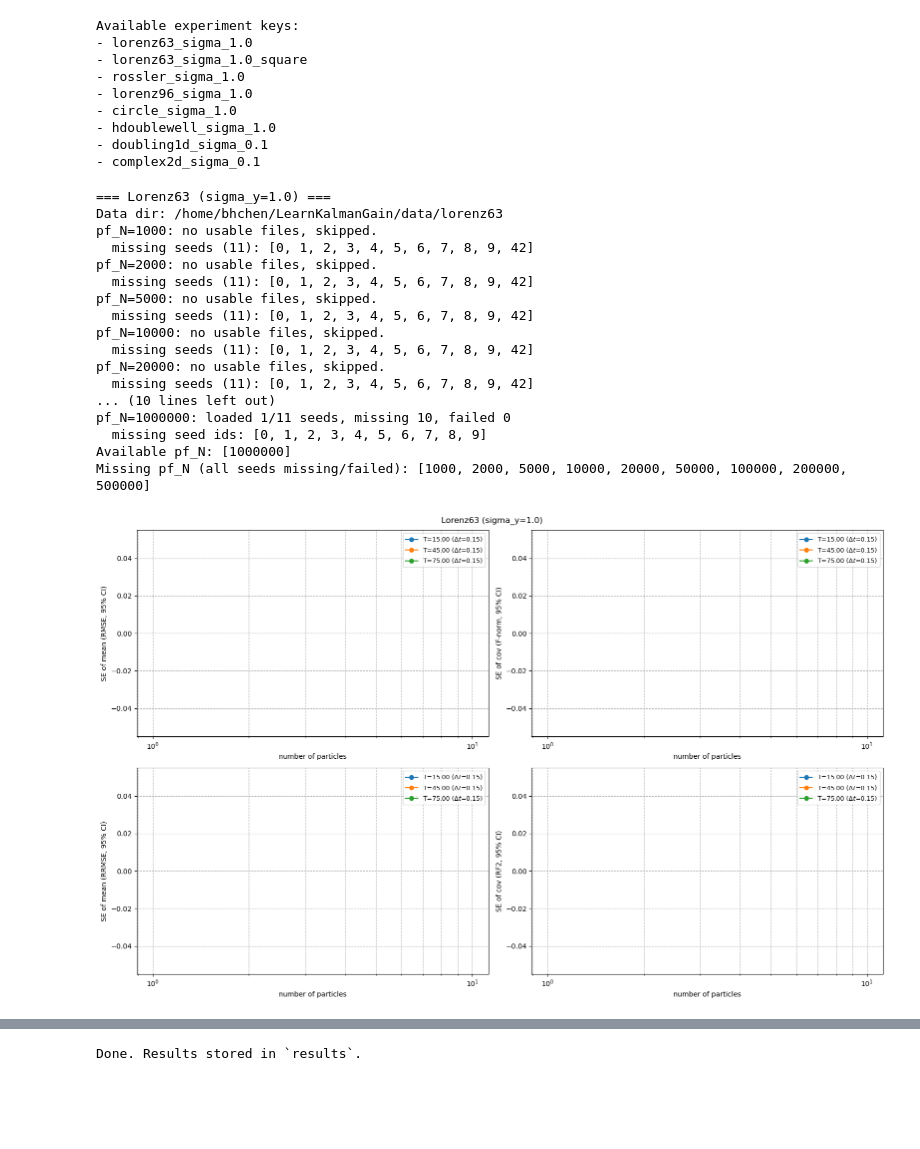
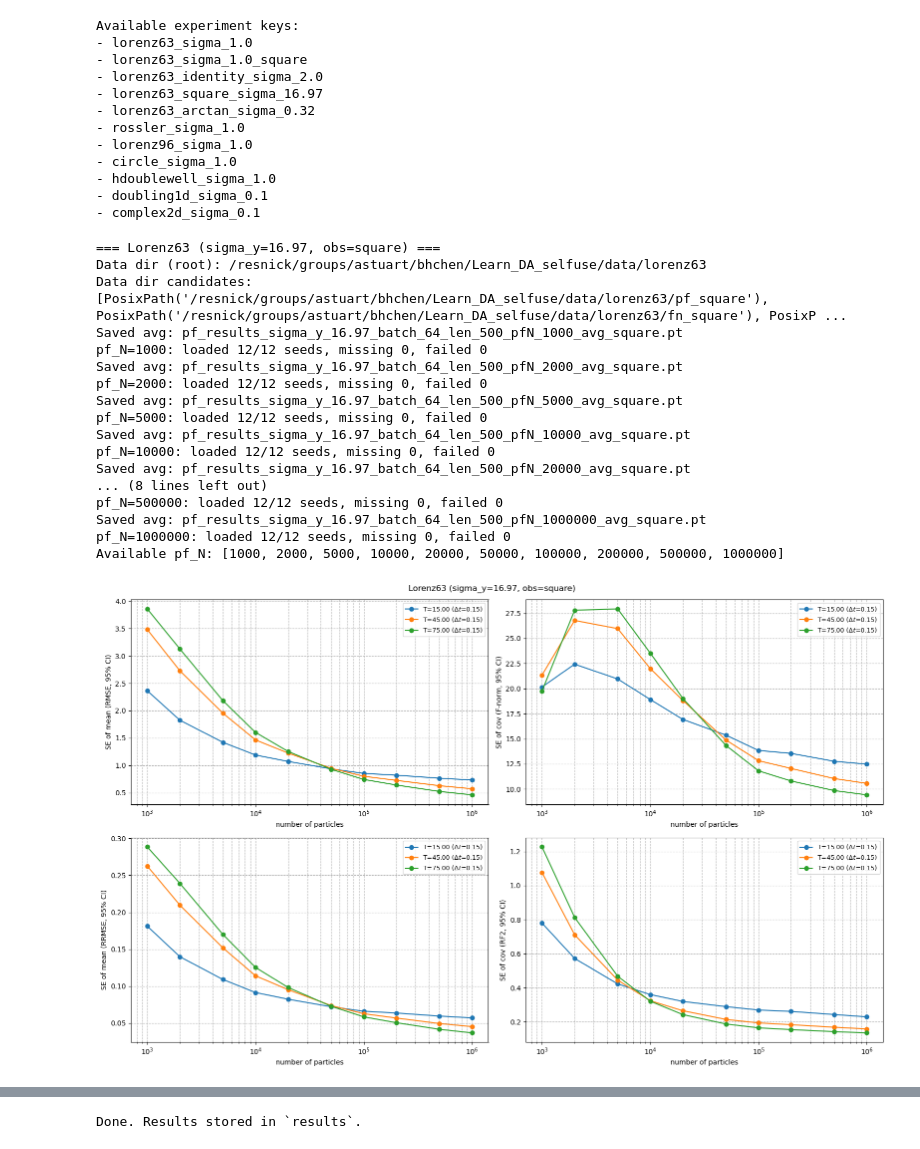
Before and after one commit to wispcarey/Proper-Scoring-Ensemble-Filter, a Jupyter notebook: test_notebooks/pf_exam.ipynb, the cells around one changed output, grey strips where cells are left out. Saved outputs shown, nothing was run; the diff lists cells and outputs as text; code cells hidden in the pictures; blank space fills up the shorter version.

```diff
--- a/test_notebooks/pf_exam.ipynb
+++ b/test_notebooks/pf_exam.ipynb
@@ -498,7 +998,7 @@ EXPERIMENTS = {
         max_t_list=COMMON_MAX_T,
     ),
     "lorenz63_sigma_1.0_square": ExperimentConfig(
-        name="Lorenz63 (sigma_y=1.0)",
+        name="Lorenz63 (sigma_y=1.0, obs=square)",
         dataset="lorenz63",
         sigma_y=1.0,
         input_len=500,
@@ -506,6 +1006,39 @@ EXPERIMENTS = {
         seed_list=SEEDS_11,
         max_t_list=COMMON_MAX_T,
         obs_fn="square",
+    ),
+    "lorenz63_identity_sigma_2.0": ExperimentConfig(
+        name="Lorenz63 (sigma_y=2.0, obs=identity)",
+        dataset="lorenz63",
+        sigma_y=2.0,
+        input_len=500,
+        pf_N_list=COMMON_PF_N,
+        seed_list=SEEDS_11,
+        max_t_list=COMMON_MAX_T,
+        obs_fn="identity",
+        data_subdir="pf_identity",
+    ),
+    "lorenz63_square_sigma_16.97": ExperimentConfig(
+        name="Lorenz63 (sigma_y=16.97, obs=square)",
+        dataset="lorenz63",
+        sigma_y=16.97,
+        input_len=500,
+        pf_N_list=COMMON_PF_N,
+        seed_list=SEEDS_12,
+        max_t_list=COMMON_MAX_T,
+        obs_fn="square",
+        data_subdir="pf_square",
+    ),
+    "lorenz63_arctan_sigma_0.32": ExperimentConfig(
+        name="Lorenz63 (sigma_y=0.32, obs=arctan)",
+        dataset="lorenz63",
+        sigma_y=0.32,
+        input_len=500,
+        pf_N_list=COMMON_PF_N,
+        seed_list=SEEDS_12,
+        max_t_list=COMMON_MAX_T,
+        obs_fn="arctan",
+        data_subdir="pf_arctan",
     ),
     "rossler_sigma_1.0": ExperimentConfig(
         name="Rossler (sigma_y=1.0)",
@@ -573,6 +1106,9 @@ for key in EXPERIMENTS:
 Available experiment keys:
 - lorenz63_sigma_1.0
 - lorenz63_sigma_1.0_square
+- lorenz63_identity_sigma_2.0
+- lorenz63_square_sigma_16.97
+- lorenz63_arctan_sigma_0.32
 - rossler_sigma_1.0
 - lorenz96_sigma_1.0
 - circle_sigma_1.0
@@ -582,37 +1118,40 @@ Available experiment keys:
 # %%
 SELECTED_EXPERIMENTS = [
     # "lorenz63_sigma_1.0",
-    "lorenz63_sigma_1.0_square",
+    # "lorenz63_sigma_1.0_square",
+    # "lorenz63_identity_sigma_2.0",
+    "lorenz63_square_sigma_16.97",
+    # "lorenz63_arctan_sigma_0.32",
     # "rossler_sigma_1.0",
     # "lorenz96_sigma_1.0",
     # "circle_sigma_1.0",
     # "hdoublewell_sigma_1.0",
     # "doubling1d_sigma_0.1",
     # "complex2d_sigma_0.1",
 ]
 
 results = {}
 for exp_key in SELECTED_EXPERIMENTS:
     cfg = EXPERIMENTS[exp_key]
     results[exp_key] = run_experiment(cfg)
 
 print("\nDone. Results stored in `results`.")
 # %% [output]
-=== Lorenz63 (sigma_y=1.0) ===
-Data dir: /home/bhchen/LearnKalmanGain/data/lorenz63
-pf_N=1000: no usable files, skipped.
-  missing seeds (11): [0, 1, 2, 3, 4, 5, 6, 7, 8, 9, 42]
-pf_N=2000: no usable files, skipped.
-  missing seeds (11): [0, 1, 2, 3, 4, 5, 6, 7, 8, 9, 42]
-pf_N=5000: no usable files, skipped.
-  missing seeds (11): [0, 1, 2, 3, 4, 5, 6, 7, 8, 9, 42]
-pf_N=10000: no usable files, skipped.
-  missing seeds (11): [0, 1, 2, 3, 4, 5, 6, 7, 8, 9, 42]
-pf_N=20000: no usable files, skipped.
-  missing seeds (11): [0, 1, 2, 3, 4, 5, 6, 7, 8, 9, 42]
-... (10 lines left out)
-pf_N=1000000: loaded 1/11 seeds, missing 10, failed 0
-  missing seed ids: [0, 1, 2, 3, 4, 5, 6, 7, 8, 9]
-Available pf_N: [1000000]
-Missing pf_N (all seeds missing/failed): [1000, 2000, 5000, 10000, 20000, 50000, 100000, 200000, 500000]
+=== Lorenz63 (sigma_y=16.97, obs=square) ===
+Data dir (root): /resnick/groups/astuart/bhchen/Learn_DA_selfuse/data/lorenz63
+Data dir candidates: [PosixPath('/resnick/groups/astuart/bhchen/Learn_DA_selfuse/data/lorenz63/pf_square'), PosixPath('/resnick/groups/astuart/bhchen/Learn_DA_selfuse/data/lorenz63/fn_square'), PosixP ...
+Saved avg: pf_results_sigma_y_16.97_batch_64_len_500_pfN_1000_avg_square.pt
+pf_N=1000: loaded 12/12 seeds, missing 0, failed 0
+Saved avg: pf_results_sigma_y_16.97_batch_64_len_500_pfN_2000_avg_square.pt
+pf_N=2000: loaded 12/12 seeds, missing 0, failed 0
+Saved avg: pf_results_sigma_y_16.97_batch_64_len_500_pfN_5000_avg_square.pt
+pf_N=5000: loaded 12/12 seeds, missing 0, failed 0
+Saved avg: pf_results_sigma_y_16.97_batch_64_len_500_pfN_10000_avg_square.pt
+pf_N=10000: loaded 12/12 seeds, missing 0, failed 0
+Saved avg: pf_results_sigma_y_16.97_batch_64_len_500_pfN_20000_avg_square.pt
+... (8 lines left out)
+pf_N=500000: loaded 12/12 seeds, missing 0, failed 0
+Saved avg: pf_results_sigma_y_16.97_batch_64_len_500_pfN_1000000_avg_square.pt
+pf_N=1000000: loaded 12/12 seeds, missing 0, failed 0
+Available pf_N: [1000, 2000, 5000, 10000, 20000, 50000, 100000, 200000, 500000, 1000000]
-[figure, old version]
+[figure, new version]
```
Also changed, not shown: parts of 4 cells of this notebook, 1 other file.
